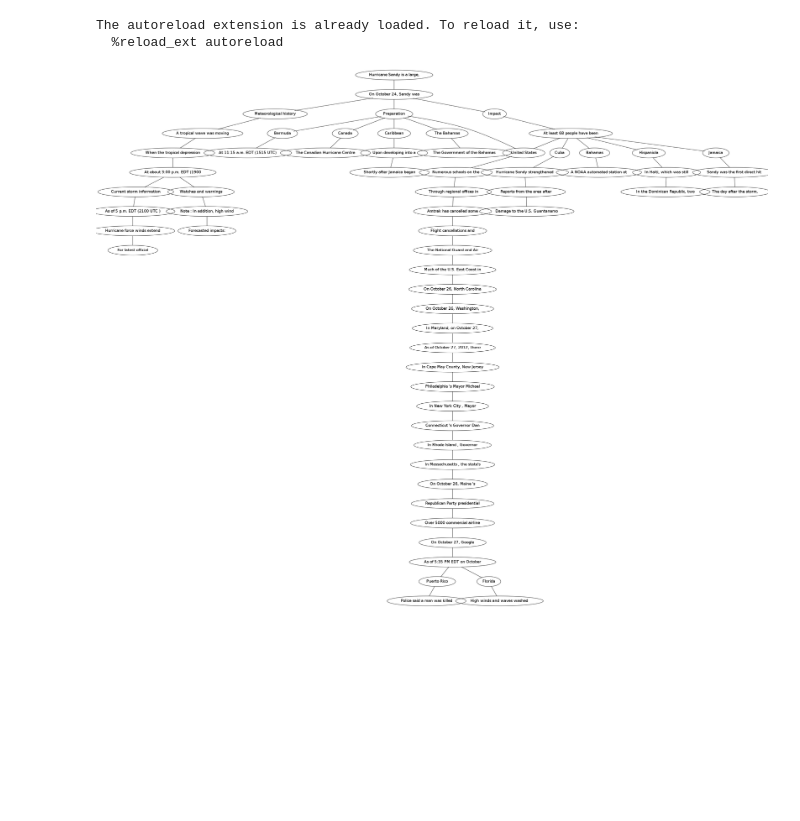
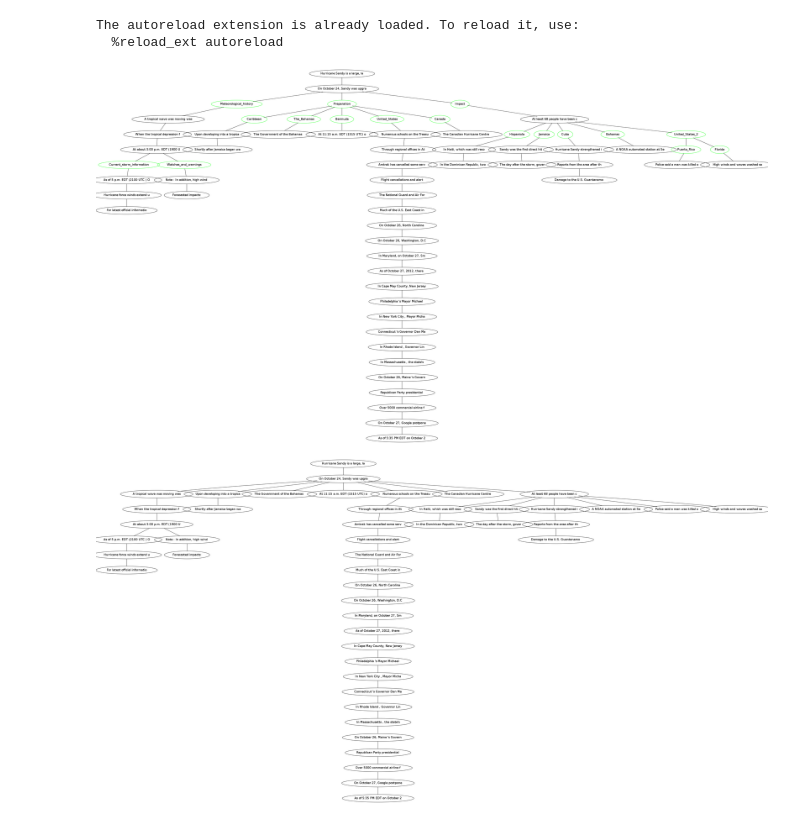
Before and after one commit to kedz/event-parser, a Jupyter notebook: notebooks/Gold Example.ipynb, the cells around one changed output. Cells and saved outputs as stored; diff of their text form; code cells hidden in the pictures; blank space fills up the shorter version.

Commit message:
Implemented MST parser. Update wikipedia tree class.

```diff
--- a/notebooks/Gold Example.ipynb
+++ b/notebooks/Gold Example.ipynb
@@ -544,6 +9,11 @@ Tropical cyclones of the <a href="/wiki/2012_Atlantic_hurricane_season" title="2
 # %%
-event = tree.make_tree_from_wiki(sample_wiki, prune_wiki=True)
-
+f = open('/home/chris/data/wiki_disasters/2012_10_28_23_55_57_520344162_Hurricane_Sandy.html', 'r')
+event = tree.make_tree_from_wiki(f, prune_wiki=True)
 event.to_ipython()
 # %% [output]
-[figure, old version]
+[figure, new version]
+# %%
+headerfree = event.header_free_tree()
+headerfree.to_ipython()
+# %% [output]
+[figure, added]
```
Also changed, not shown: parts of 2 cells of this notebook, 6 other files.
